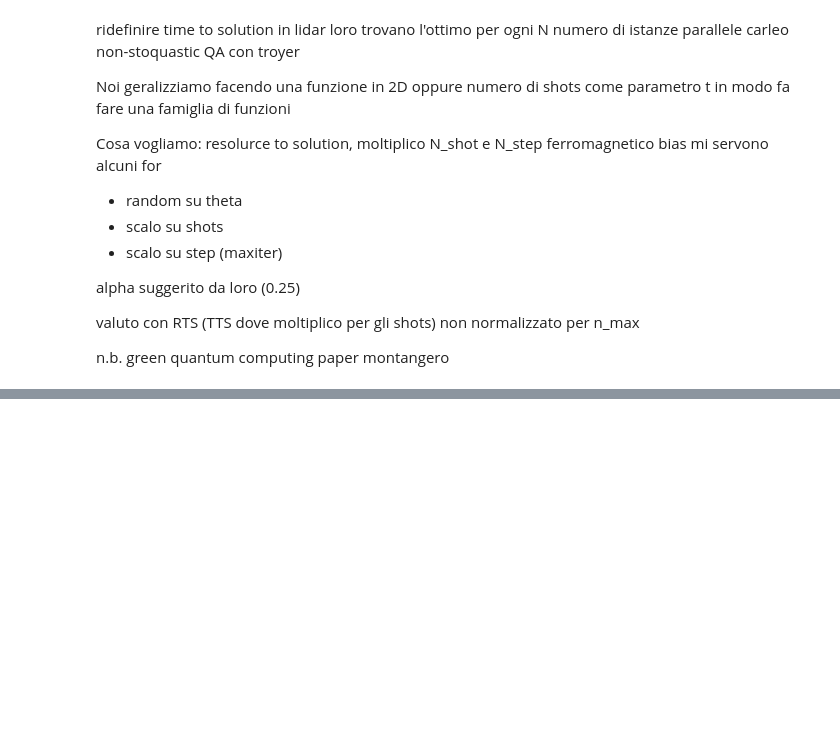
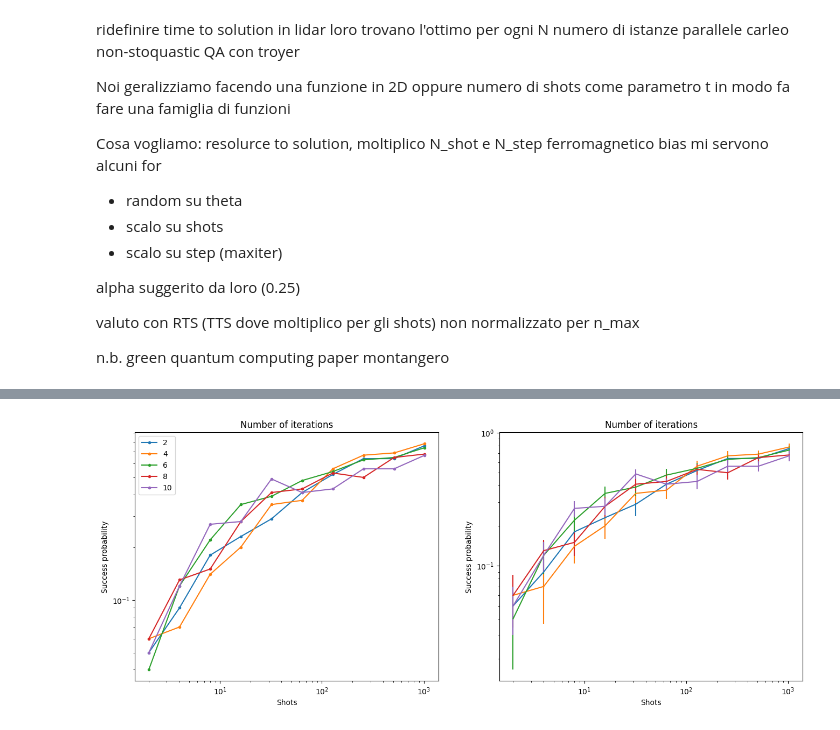
Before and after one commit to gscriva/cvar-opt, a Jupyter notebook: my_vqe.ipynb, the cells around one changed output, grey strips where cells are left out. Saved outputs shown, nothing was run; the diff lists cells and outputs as text; code cells hidden in the pictures; blank space fills up the shorter version.

```diff
--- a/my_vqe.ipynb
+++ b/my_vqe.ipynb
@@ -117,0 +139,25 @@ with open("results.json", "w") as outfile:
+# %%
+legend = ["2", "4", "6", "8", "10"]
+
+fig, (ax1, ax2) = plt.subplots(1,2, figsize=(16,6))
+
+for i, d in enumerate(p_succ.T):
+    ax1.plot(2**np.arange(1,11), d, '.-', label=legend[i])
+    ax2.errorbar(2**np.arange(1,11), d, yerr=sigma_p[:,i], label=legend[i])
+
+ax1.loglog()
+ax2.loglog()
+
+ax1.set_title('Number of iterations')
+ax2.set_title('Number of iterations')
+
+ax1.set_xlabel('Shots')
+ax1.set_ylabel('Success probability')
+ax1.legend()
+
+ax2.set_xlabel('Shots')
+ax2.set_ylabel('Success probability')
+
+plt.savefig("shot_prob.png")
+# %% [output]
+[figure, added]
```
Also changed, not shown: parts of 6 cells of this notebook, 1 other file.
